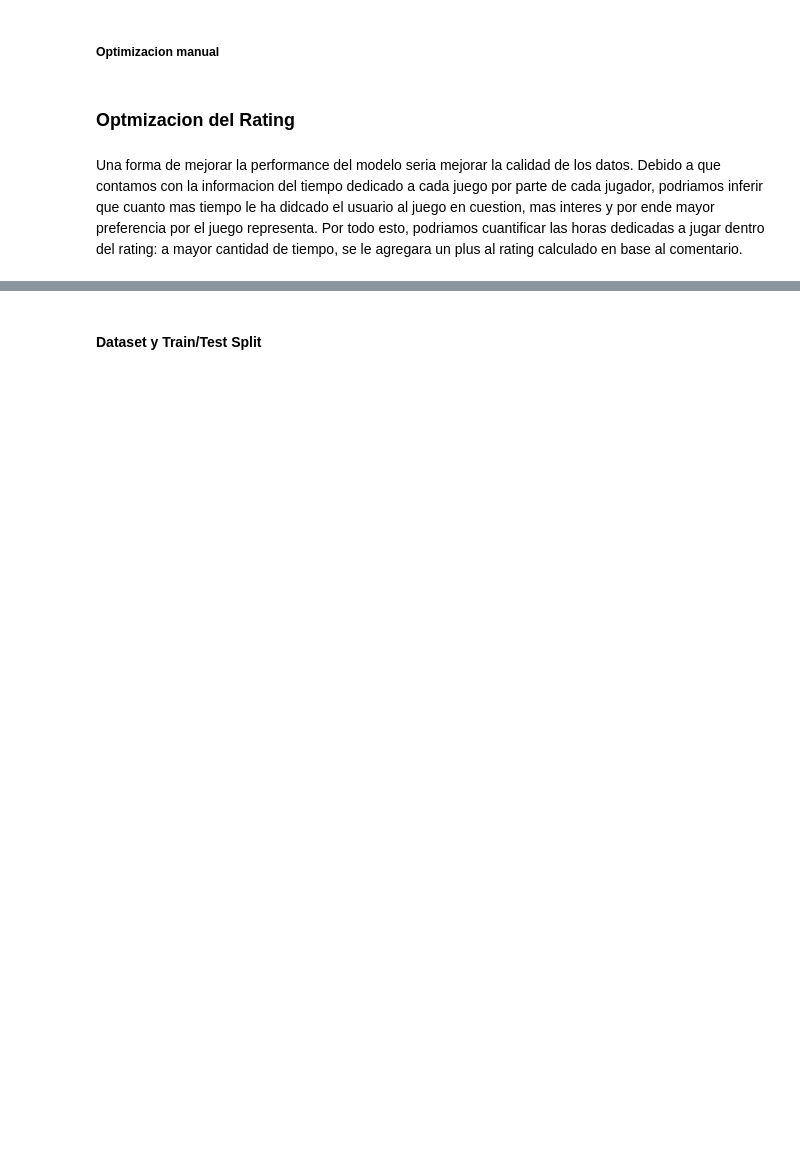
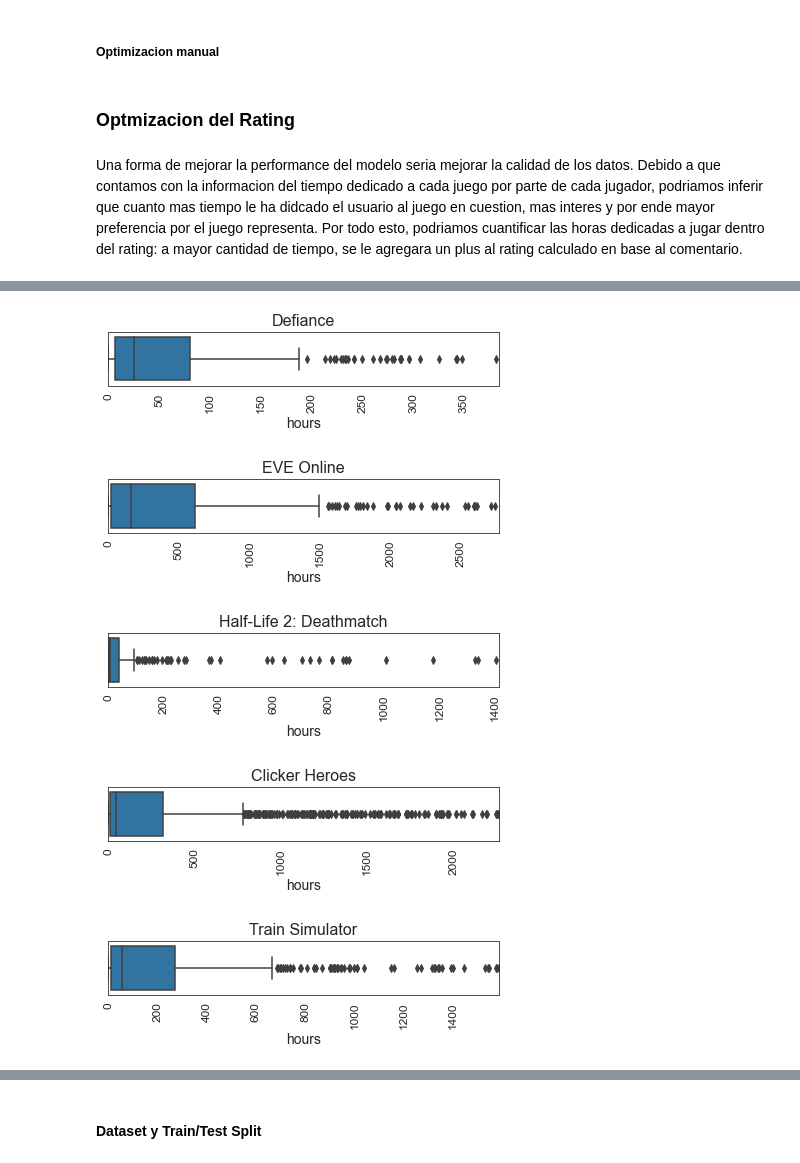
Before and after one commit to jmquintana/data_science_sprint_3, a Jupyter notebook: JoseQuintana_DS_Proyecto_03_SR.ipynb, the cells around one changed output, grey strips where cells are left out. Saved outputs shown, nothing was run; the diff lists cells and outputs as text; code cells hidden in the pictures; blank space fills up the shorter version.

```diff
--- a/JoseQuintana_DS_Proyecto_03_SR.ipynb
+++ b/JoseQuintana_DS_Proyecto_03_SR.ipynb
@@ -826,3 +1005,3 @@ df_hours.reset_index(inplace=True)
 # %%
-df_hours['top'] = df_hours.product_id.progress_apply(topMax)
-df_hours.sort_values(by='top', ascending=False)
+df_hours['maximo'] = df_hours.product_id.progress_apply(topMax)
+df_hours.sort_values(by='maximo', ascending=False)
@@ -828,0 +1023,10 @@ df_hours.sort_values(by='top', ascending=False)
+# %%
+# Volvemos a chequear las distribuciones de los ratings por juego
+for product_id in df_hours[:5].product_id:
+    plt.figure(figsize=(7,1))
+    sns.boxplot(data=df_reviews[df_reviews.product_id==product_id], x='hours')
+    plt.title(data_games[data_games.id == product_id].app_name.values[0])
+    plt.xlim(0,df_hours[df_hours.product_id==product_id].maximo.values[0])
+    plt.xticks(rotation=90)
+    plt.show()
+# %% [output]
@@ -829 +1034,6 @@ df_hours.sort_values(by='top', ascending=False)
+[figure, added]
+[figure, added]
+[figure, added]
+[figure, added]
+[figure, added]
 # %%
```
Also changed, not shown: parts of 55 cells of this notebook.
